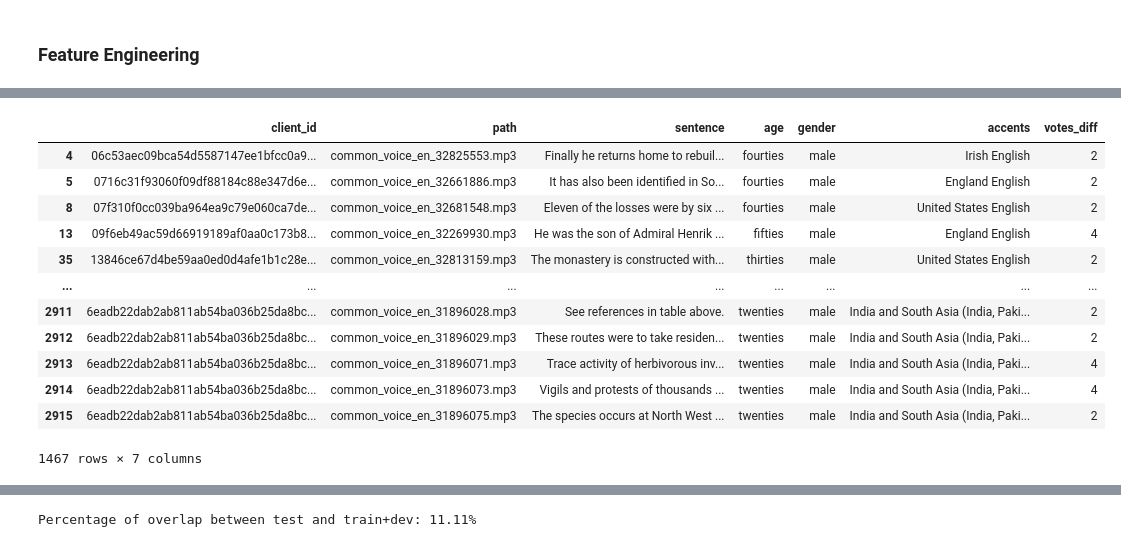
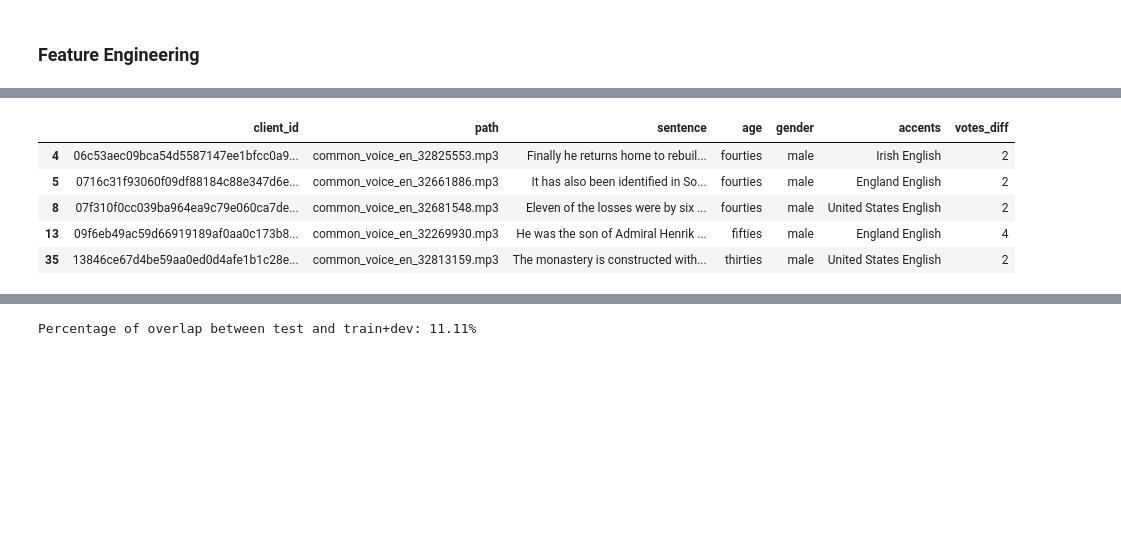
Before and after one commit to YKH2020/aipi520-project, a Jupyter notebook: data_exploration.ipynb, the cells around one changed output, grey strips where cells are left out. Saved outputs shown, nothing was run; the diff lists cells and outputs as text; code cells hidden in the pictures; blank space fills up the shorter version.

```diff
--- a/data_exploration.ipynb
+++ b/data_exploration.ipynb
@@ -245,23 +229,16 @@ clean_dev_train
 # %%
 # up_votes - down_votes
 test_clean_votes = test_clean.copy()
 test_clean_votes['votes_diff'] = test_clean_votes['up_votes'] - test_clean_votes['down_votes']
 test_clean_votes = test_clean_votes.drop(columns=['up_votes', 'down_votes', 'locale'])
-test_clean_votes
+test_clean_votes.head()
 # %% [output]
 |  | client_id | path | sentence | age | gender | accents | votes_diff |
 | 4 | 06c53aec09bca54d5587147ee1bfcc0a9... | common_voice_en_32825553.mp3 | Finally he returns home to rebuil... | fourties | male | Irish English | 2 |
 | 5 | 0716c31f93060f09df88184c88e347d6e... | common_voice_en_32661886.mp3 | It has also been identified in So... | fourties | male | England English | 2 |
 | 8 | 07f310f0cc039ba964ea9c79e060ca7de... | common_voice_en_32681548.mp3 | Eleven of the losses were by six ... | fourties | male | United States English | 2 |
 | 13 | 09f6eb49ac59d66919189af0aa0c173b8... | common_voice_en_32269930.mp3 | He was the son of Admiral Henrik ... | fifties | male | England English | 4 |
 | 35 | 13846ce67d4be59aa0ed0d4afe1b1c28e... | common_voice_en_32813159.mp3 | The monastery is constructed with... | thirties | male | United States English | 2 |
-| ... | ... | ... | ... | ... | ... | ... | ... |
-| 2911 | 6eadb22dab2ab811ab54ba036b25da8bc... | common_voice_en_31896028.mp3 | See references in table above. | twenties | male | India and South Asia (India, Paki... | 2 |
-| 2912 | 6eadb22dab2ab811ab54ba036b25da8bc... | common_voice_en_31896029.mp3 | These routes were to take residen... | twenties | male | India and South Asia (India, Paki... | 2 |
-| 2913 | 6eadb22dab2ab811ab54ba036b25da8bc... | common_voice_en_31896071.mp3 | Trace activity of herbivorous inv... | twenties | male | India and South Asia (India, Paki... | 4 |
-| 2914 | 6eadb22dab2ab811ab54ba036b25da8bc... | common_voice_en_31896073.mp3 | Vigils and protests of thousands ... | twenties | male | India and South Asia (India, Paki... | 4 |
-| 2915 | 6eadb22dab2ab811ab54ba036b25da8bc... | common_voice_en_31896075.mp3 | The species occurs at North West ... | twenties | male | India and South Asia (India, Paki... | 2 |
-1467 rows × 7 columns
 # %%
 clean_dev_train_votes = clean_dev_train.copy()
 clean_dev_train_votes['votes_diff'] = clean_dev_train_votes['up_votes'] - clean_dev_train_votes['down_votes']
```
Also changed, not shown: parts of 32 cells of this notebook.
